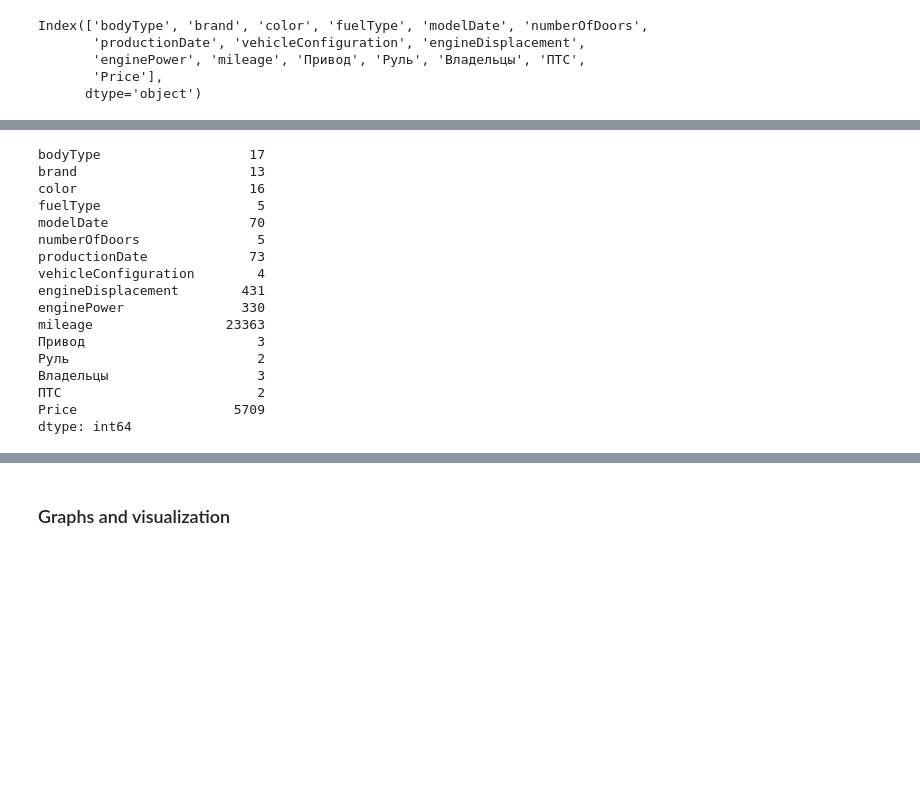
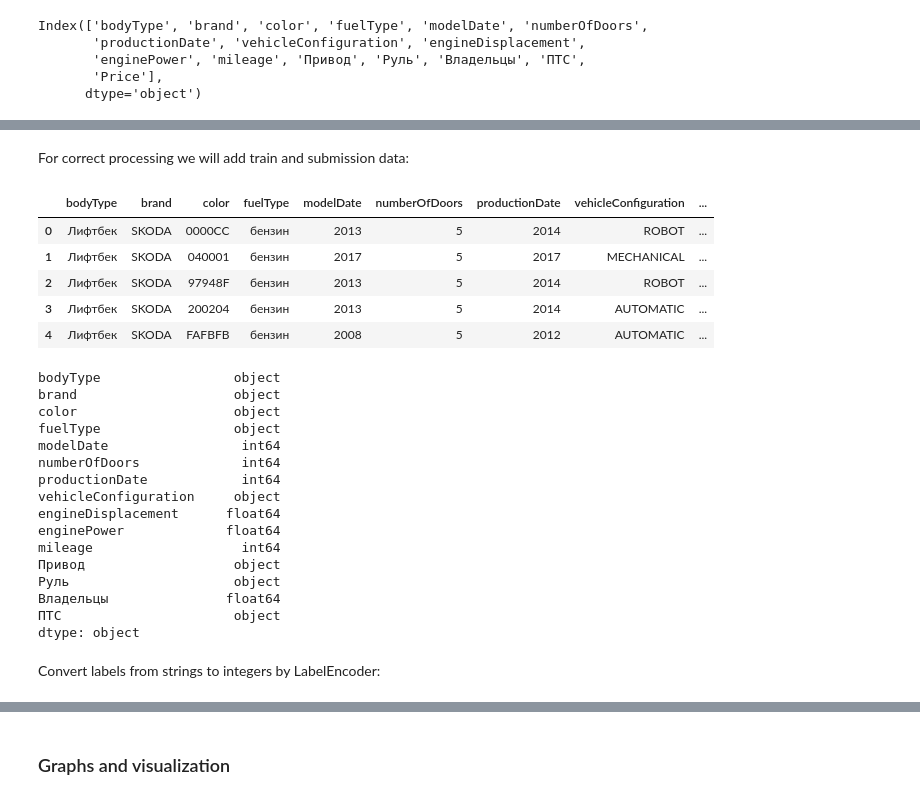
Before and after one commit to AndruKP/car-prices-prediction, a Jupyter notebook: car_prices_prediction.ipynb, the cells around one changed output, grey strips where cells are left out. Saved outputs shown, nothing was run; the diff lists cells and outputs as text; code cells hidden in the pictures; blank space fills up the shorter version.

```diff
--- a/car_prices_prediction.ipynb
+++ b/car_prices_prediction.ipynb
@@ -172,23 +191,35 @@ Index(['bodyType', 'brand', 'color', 'fuelType', 'modelDate', 'numberOfDoors',
 # %%
 # Decrease length of bodyType column from 2-3 words to 1 word ('Компактвэн Gran Tourer' -> 'Компактвэн')
 df['bodyType'] = df['bodyType'].apply(lambda x: x.split()[0])
-# %%
-df.nunique()
-# %% [output]
-bodyType                   17
-brand                      13
-color                      16
-fuelType                    5
-modelDate                  70
-numberOfDoors               5
-productionDate             73
-vehicleConfiguration        4
-engineDisplacement        431
-enginePower               330
-mileage                 23363
-Привод                      3
-Руль                        2
-Владельцы                   3
-ПТС                         2
-Price                    5709
-dtype: int64
+# %% [markdown]
+For correct processing we will add train and submission data:
+# %%
+submission_data = pd.read_csv('prepared_submission_data.csv')
+submission_data.drop(['Unnamed: 0','Unnamed: 0.1'],axis=1,inplace=True)
+submission_data.head()
+# %% [output]
+|  | bodyType | brand | color | fuelType | modelDate | numberOfDoors | productionDate | vehicleConfiguration | ... |
+| 0 | Лифтбек | SKODA | 0000CC | бензин | 2013 | 5 | 2014 | ROBOT | ... |
+| 1 | Лифтбек | SKODA | 040001 | бензин | 2017 | 5 | 2017 | MECHANICAL | ... |
+| 2 | Лифтбек | SKODA | 97948F | бензин | 2013 | 5 | 2014 | ROBOT | ... |
+| 3 | Лифтбек | SKODA | 200204 | бензин | 2013 | 5 | 2014 | AUTOMATIC | ... |
+| 4 | Лифтбек | SKODA | FAFBFB | бензин | 2008 | 5 | 2012 | AUTOMATIC | ... |
+# %%
+submission_data.dtypes
+# %% [output]
+bodyType                 object
+brand                    object
+color                    object
+fuelType                 object
+modelDate                 int64
+numberOfDoors             int64
+productionDate            int64
+vehicleConfiguration     object
+engineDisplacement      float64
+enginePower             float64
+mileage                   int64
+Привод                   object
+Руль                     object
+Владельцы               float64
+ПТС                      object
+dtype: object
@@ -194,0 +228,2 @@ dtype: int64
+# %% [markdown]
+Convert labels from strings to integers by LabelEncoder:
```
Also changed, not shown: parts of 94 cells of this notebook.
